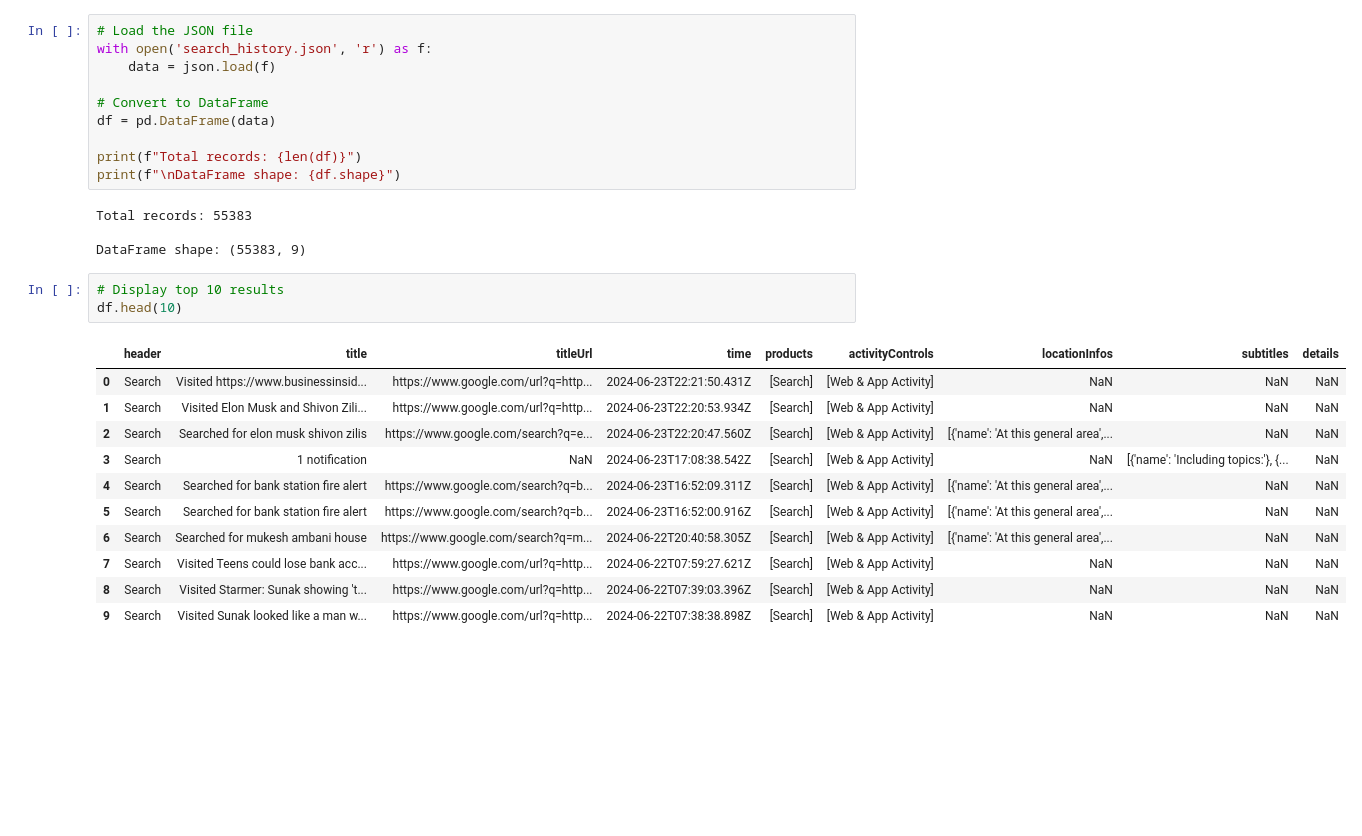
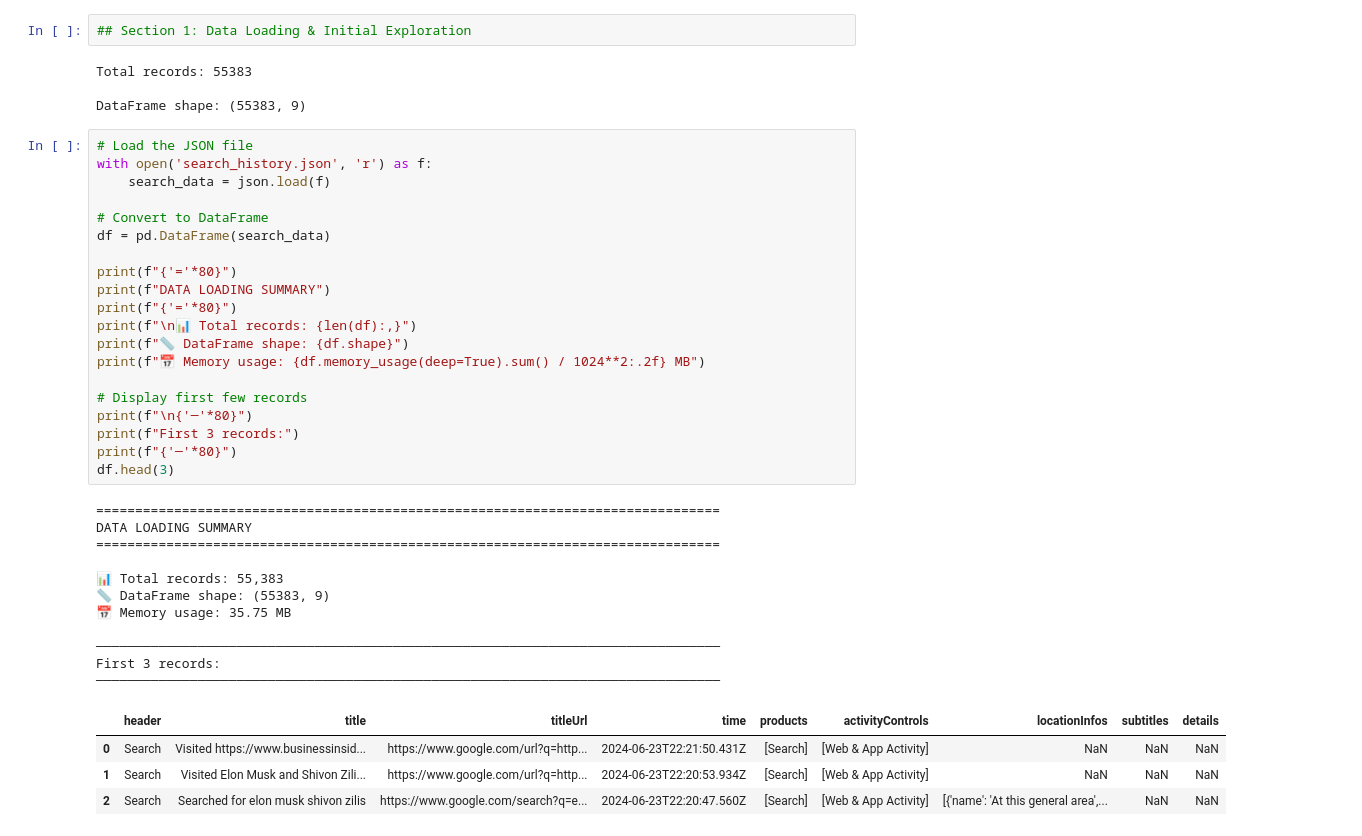
Before and after one commit to jaggernaut007/fabric-context-portability, a Jupyter notebook: 0. data_exploration.ipynb, the cells around one changed output. Cells and saved outputs as stored; diff of their text form; blank space fills up the shorter version.

```diff
--- a/0. data_exploration.ipynb
+++ b/0. data_exploration.ipynb
@@ -26,30 +48,43 @@ import json
 # %%
-# Load the JSON file
-with open('search_history.json', 'r') as f:
-    data = json.load(f)
-
-# Convert to DataFrame
-df = pd.DataFrame(data)
-
-print(f"Total records: {len(df)}")
-print(f"\nDataFrame shape: {df.shape}")
+## Section 1: Data Loading & Initial Exploration
 # %% [output]
 Total records: 55383
 
 DataFrame shape: (55383, 9)
 # %%
-# Display top 10 results
-df.head(10)
+# Load the JSON file
+with open('search_history.json', 'r') as f:
+    search_data = json.load(f)
+
+# Convert to DataFrame
+df = pd.DataFrame(search_data)
+
+print(f"{'='*80}")
+print(f"DATA LOADING SUMMARY")
+print(f"{'='*80}")
+print(f"\n📊 Total records: {len(df):,}")
+print(f"📏 DataFrame shape: {df.shape}")
+print(f"📅 Memory usage: {df.memory_usage(deep=True).sum() / 1024**2:.2f} MB")
+
+# Display first few records
+print(f"\n{'─'*80}")
+print(f"First 3 records:")
+print(f"{'─'*80}")
+df.head(3)
 # %% [output]
+================================================================================
+DATA LOADING SUMMARY
+================================================================================
+
+📊 Total records: 55,383
+📏 DataFrame shape: (55383, 9)
+📅 Memory usage: 35.75 MB
+
+────────────────────────────────────────────────────────────────────────────────
+First 3 records:
+────────────────────────────────────────────────────────────────────────────────
 |  | header | title | titleUrl | time | products | activityControls | locationInfos | subtitles | details |
 | 0 | Search | Visited https://www.businessinsid... | https://www.google.com/url?q=http... | 2024-06-23T22:21:50.431Z | [Search] | [Web & App Activity] | NaN | NaN | NaN |
 | 1 | Search | Visited Elon Musk and Shivon Zili... | https://www.google.com/url?q=http... | 2024-06-23T22:20:53.934Z | [Search] | [Web & App Activity] | NaN | NaN | NaN |
 | 2 | Search | Searched for elon musk shivon zilis | https://www.google.com/search?q=e... | 2024-06-23T22:20:47.560Z | [Search] | [Web & App Activity] | [{'name': 'At this general area',... | NaN | NaN |
-| 3 | Search | 1 notification | NaN | 2024-06-23T17:08:38.542Z | [Search] | [Web & App Activity] | NaN | [{'name': 'Including topics:'}, {... | NaN |
-| 4 | Search | Searched for bank station fire alert | https://www.google.com/search?q=b... | 2024-06-23T16:52:09.311Z | [Search] | [Web & App Activity] | [{'name': 'At this general area',... | NaN | NaN |
-| 5 | Search | Searched for bank station fire alert | https://www.google.com/search?q=b... | 2024-06-23T16:52:00.916Z | [Search] | [Web & App Activity] | [{'name': 'At this general area',... | NaN | NaN |
-| 6 | Search | Searched for mukesh ambani house | https://www.google.com/search?q=m... | 2024-06-22T20:40:58.305Z | [Search] | [Web & App Activity] | [{'name': 'At this general area',... | NaN | NaN |
-| 7 | Search | Visited Teens could lose bank acc... | https://www.google.com/url?q=http... | 2024-06-22T07:59:27.621Z | [Search] | [Web & App Activity] | NaN | NaN | NaN |
-| 8 | Search | Visited Starmer: Sunak showing 't... | https://www.google.com/url?q=http... | 2024-06-22T07:39:03.396Z | [Search] | [Web & App Activity] | NaN | NaN | NaN |
-| 9 | Search | Visited Sunak looked like a man w... | https://www.google.com/url?q=http... | 2024-06-22T07:38:38.898Z | [Search] | [Web & App Activity] | NaN | NaN | NaN |
 # %%
```
Also changed, not shown: parts of 27 cells of this notebook, 31 other files.
